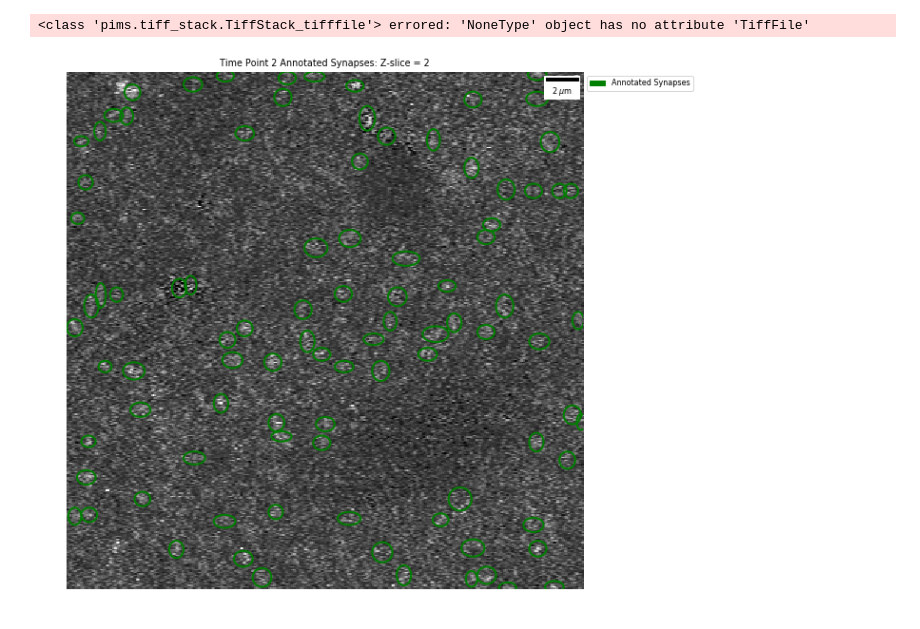
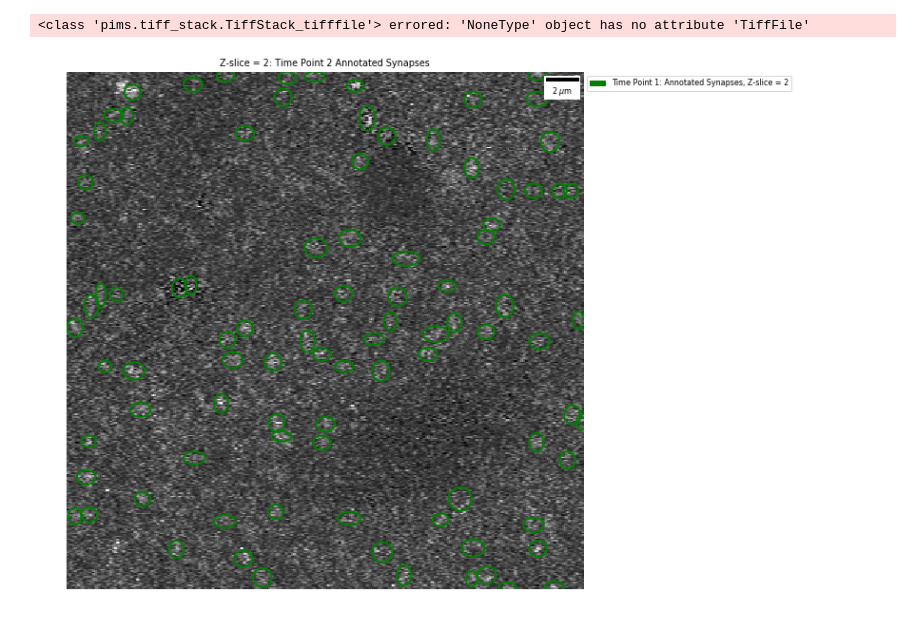
Before and after one commit to NeuroDataDesign/LIDS, a Jupyter notebook: hungarian reg/Hungarian Algorithm - Python Implementation .ipynb, the cells around one changed output. Saved outputs shown, nothing was run; the diff lists cells and outputs as text; code cells hidden in the pictures.

```diff
--- a/hungarian reg/Hungarian Algorithm - Python Implementation .ipynb
+++ b/hungarian reg/Hungarian Algorithm - Python Implementation .ipynb
@@ -690,8 +669,8 @@ tp1_clip_2 = tp1[1].clip(-2500, 10000)
 # %% [output]
 <class 'pims.tiff_stack.TiffStack_tifffile'> errored: 'NoneType' object has no attribute 'TiffFile'
 # %%
-fig, ax = plt.subplots(figsize = (10, 10))
-ax.set_title('Time Point 1 Annotated Synapses: Z-slice = 2')
+fig, ax = plt.subplots(figsize = (20, 10))
+ax.set_title('Z-slice = 2: Time Point 1 Annotated Synapses:')
 ax.imshow(tp1_clip_2, cmap = mpl.cm.gray)
 
 
@@ -701,13 +680,13 @@ for idx, row in tp1_antn_2.iterrows():
     elps = mpl.patches.Ellipse((x,y), width = row['Width'], height = row['Height'], edgecolor = 'r', lw = 2, facecolor = 'none')
     ax.add_patch(elps)
 
-red_patch = mpl.patches.Patch(color = 'red', label = 'Annotated Synapses')
+red_patch = mpl.patches.Patch(color = 'red', label = 'Time Point 1: Annotated Synapses, Z-slice = 2')
 plt.legend(handles = [red_patch], bbox_to_anchor = (1, 1), loc = 2)
 
 scalebar = ScaleBar(0.09, 'um', length_fraction = 0.1, height_fraction = 0.005, color = 'k', border_pad = 0.5)
 ax.add_artist(scalebar)
 ax.axis('off')
 
-#plt.savefig('TP1_Annotated_Synapses_z2.png')
+plt.savefig('TP1_Annotated_Synapses_z2.png')
 plt.show()
 # %% [output]
@@ -744,25 +723,25 @@ tp2_clip_2 = tp2[1].clip(-2500, 10000)
 # %% [output]
 <class 'pims.tiff_stack.TiffStack_tifffile'> errored: 'NoneType' object has no attribute 'TiffFile'
 # %%
-fig, ax = plt.subplots(figsize = (10, 10))
-ax.set_title('Time Point 2 Annotated Synapses: Z-slice = 2')
+fig, ax = plt.subplots(figsize = (20, 10))
+ax.set_title('Z-slice = 2: Time Point 2 Annotated Synapses')
 ax.imshow(tp2_clip_2, cmap = mpl.cm.gray)
 
 
 for idx, row in tp2_antn_2.iterrows():
     x = row['X'] + row['Width']/2
     y = row['Y'] + row['Height']/2
-    elps = mpl.patches.Ellipse((x,y), width = row['Width'], height = row['Height'], edgecolor = 'g', lw = 2, facecolor = 'none')
+    elps = mpl.patches.Ellipse((x, y), width = row['Width'], height = row['Height'], edgecolor = 'g', lw = 2, facecolor = 'none')
     ax.add_patch(elps)
 
-green_patch = mpl.patches.Patch(color = 'green', label = 'Annotated Synapses')
+green_patch = mpl.patches.Patch(color = 'green', label = 'Time Point 1: Annotated Synapses, Z-slice = 2')
 plt.legend(handles = [green_patch], bbox_to_anchor = (1, 1), loc = 2)
 
 scalebar = ScaleBar(0.09, 'um', length_fraction = 0.1, height_fraction = 0.005, color = 'k', border_pad = 0.5)
 ax.add_artist(scalebar)
 ax.axis('off')
 
-#plt.savefig('TP1_Annotated_Synapses_z2.png')
+plt.savefig('TP2_Annotated_Synapses_z2.png')
 plt.show()
 # %% [output]
-[figure, old version]
+[figure, new version]
```
Also changed, not shown: parts of 17 cells of this notebook.
